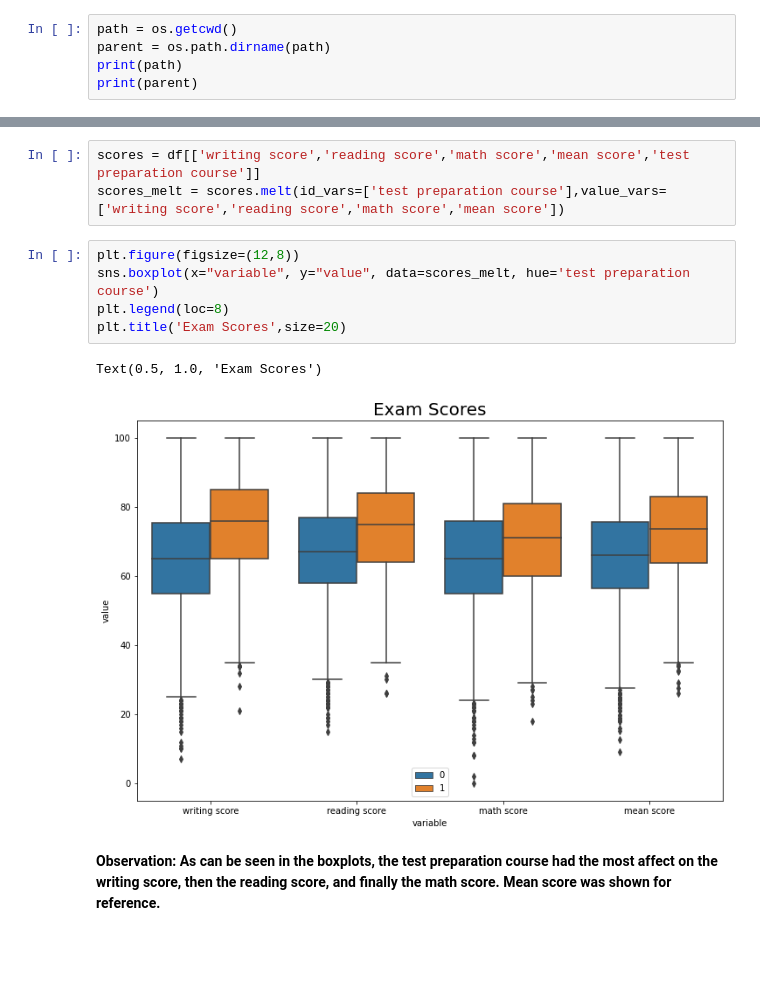
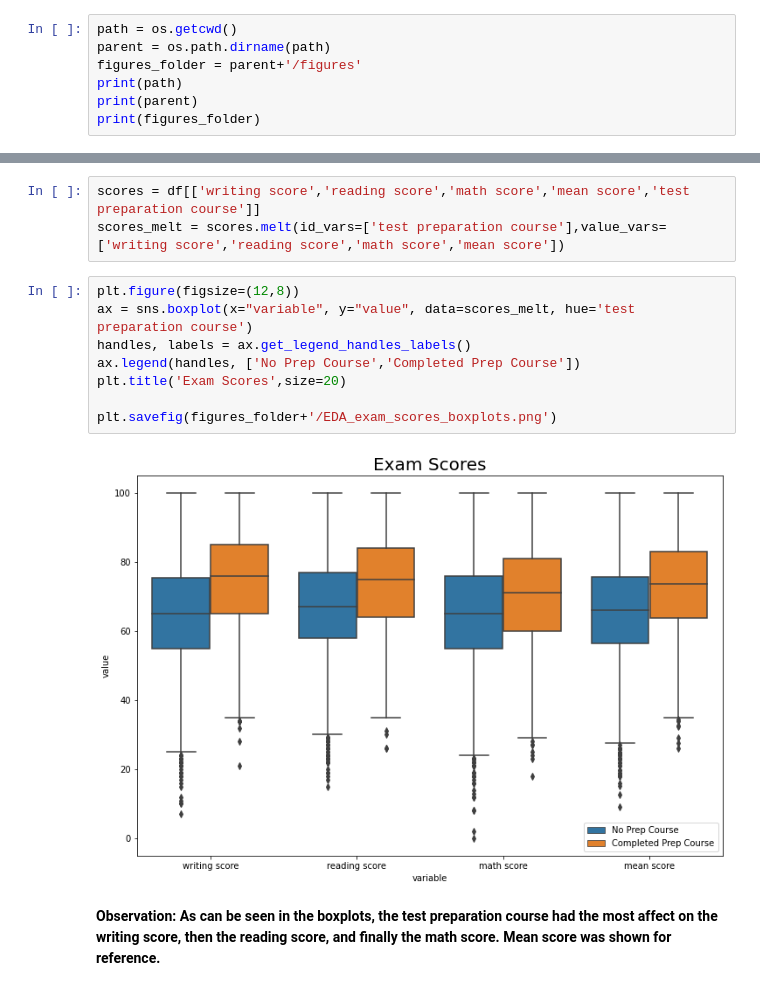
Before and after one commit to taflor/Student-Scores, a Jupyter notebook: notebooks/1.2 Exploratory Data Analysis.ipynb, the cells around one changed output, grey strips where cells are left out. Saved outputs shown, nothing was run; the diff lists cells and outputs as text; blank space fills up the shorter version.

```diff
--- a/notebooks/1.2 Exploratory Data Analysis.ipynb
+++ b/notebooks/1.2 Exploratory Data Analysis.ipynb
@@ -21,8 +21,10 @@ import seaborn as sns
 # %%
 path = os.getcwd()
 parent = os.path.dirname(path)
+figures_folder = parent+'/figures'
 print(path)
 print(parent)
+print(figures_folder)
 # %% [output]
 /Users/tiffanyflor/Dropbox/MyProjects/Student Scores/notebooks
 /Users/tiffanyflor/Dropbox/MyProjects/Student Scores
@@ -576,12 +564,14 @@ scores = df[['writing score','reading score','math score','mean score','test pre
 scores_melt = scores.melt(id_vars=['test preparation course'],value_vars=['writing score','reading score','math score','mean score'])
 # %%
 plt.figure(figsize=(12,8))
-sns.boxplot(x="variable", y="value", data=scores_melt, hue='test preparation course')
-plt.legend(loc=8)
+ax = sns.boxplot(x="variable", y="value", data=scores_melt, hue='test preparation course')
+handles, labels = ax.get_legend_handles_labels()
+ax.legend(handles, ['No Prep Course','Completed Prep Course'])
 plt.title('Exam Scores',size=20)
+
+plt.savefig(figures_folder+'/EDA_exam_scores_boxplots.png')
 # %% [output]
-Text(0.5, 1.0, 'Exam Scores')
-[figure, old version]
+[figure, new version]
 # %% [markdown]
 **Observation: As can be seen in the boxplots, the test preparation course had the most affect on the writing score, then the reading score, and finally the math score. Mean score was shown for reference.**
 # %% [markdown]
```
Also changed, not shown: parts of 4 cells of this notebook, 8 other files.
